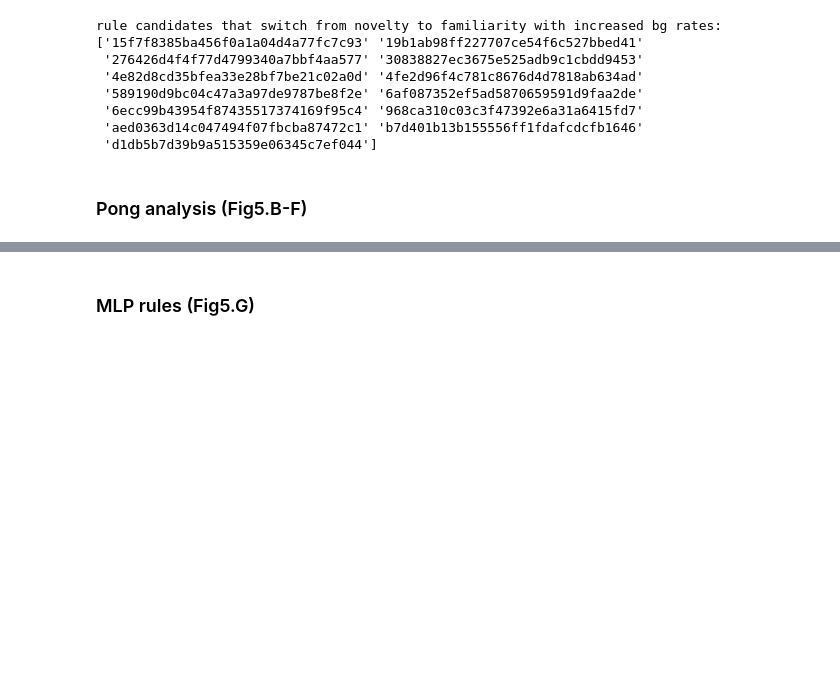
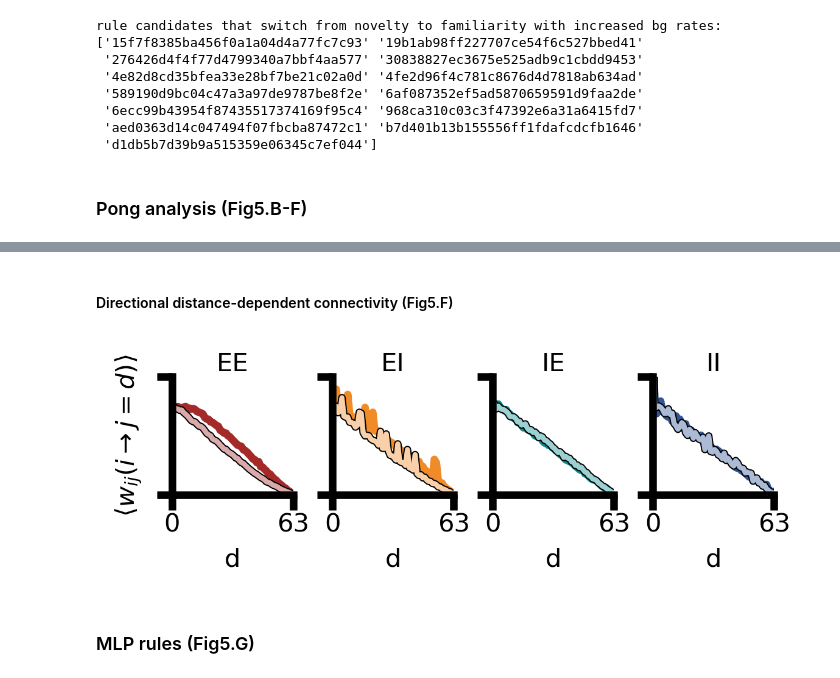
Before and after one commit to VogelsLab/Mem1kRules, a Jupyter notebook: results/figure5.ipynb, the cells around one changed output, grey strips where cells are left out. Cells and saved outputs as stored; diff of their text form; code cells hidden in the pictures; blank space fills up the shorter version.

```diff
--- a/results/figure5.ipynb
+++ b/results/figure5.ipynb
@@ -95,3 +225,22 @@ rule candidates that switch from novelty to familiarity with increased bg rates:
+# %% [markdown]
+#### Directional distance-dependent connectivity (Fig5.F)
+# %%
+network = "f19bec85"
+
+file_data = [
+    (f"{data_dir_plot}/wee_{network}_pong_2000trials_v30.csv", f"{data_dir_plot}/ee_connectivity_{network}_pong_2000trials_v30.csv"),
+    (f"{data_dir_plot}/wei_{network}_pong_2000trials_v30.csv", f"{data_dir_plot}/ei_connectivity_{network}_pong_2000trials_v30.csv"),
+    (f"{data_dir_plot}/wie_{network}_pong_2000trials_v30.csv", f"{data_dir_plot}/ie_connectivity_{network}_pong_2000trials_v30.csv"),
+    (f"{data_dir_plot}/wii_{network}_pong_2000trials_v30.csv", f"{data_dir_plot}/ii_connectivity_{network}_pong_2000trials_v30.csv"),
+]
+
+aux.plot_distance_weight_profiles(
+    file_data,
+    labels=("EE", "EI", "IE", "II"),
+    colors=[aux.color_ee, aux.color_ei, aux.color_ie, aux.color_ii],
+)
+# %% [output]
+[figure, added]
 # %% [markdown]
 ### MLP rules (Fig5.G)
 # %% [markdown]
```
Also changed, not shown: parts of 9 cells of this notebook, 57 other files.
